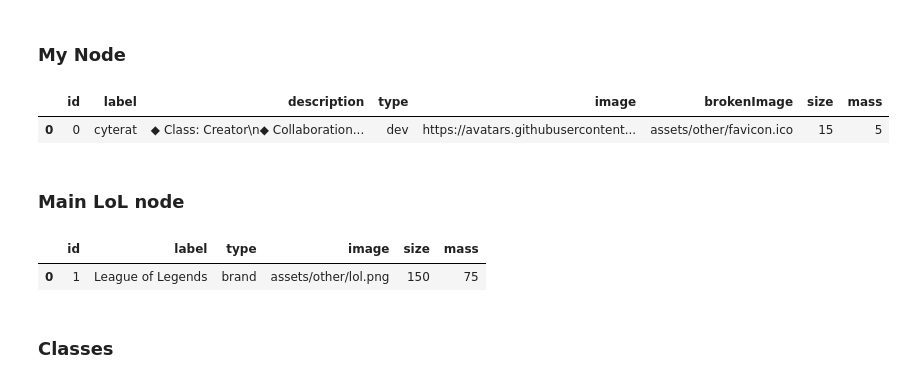
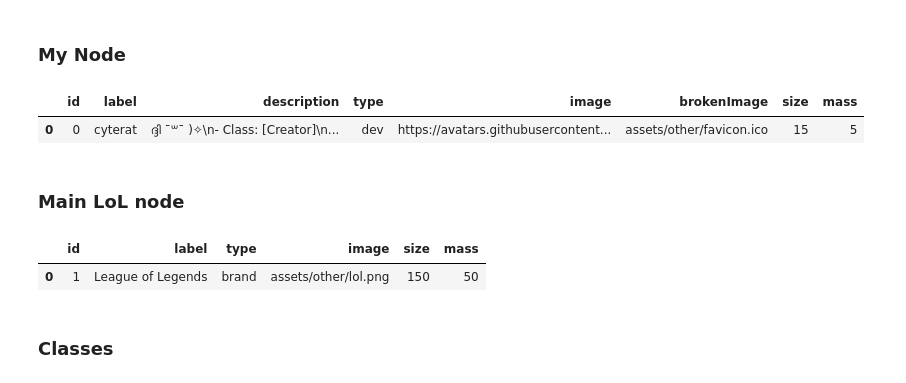
Before and after one commit to cyterat/lol-champs-network, a Jupyter notebook: python/prototype/lol-data-cleansing.ipynb, the cells around one changed output. Cells and saved outputs as stored; diff of their text form; code cells hidden in the pictures.

```diff
--- a/python/prototype/lol-data-cleansing.ipynb
+++ b/python/prototype/lol-data-cleansing.ipynb
@@ -716,18 +716,18 @@ df.head(1)
 # %%
 nodesMe = pd.DataFrame({
     'id': NODES.loc[0,'id'],
     'label': NODES.loc[0,'label'],
-    'description': ['◆ Class: Creator\n◆ Collaboration Level: Bard Main\n◆ Highest Rank: Wood\n◆ Difficulty: Ukraine\n◆ JS experience: ChatGPT'],
+    'description': ['ദ്ദി ˉ꒳ˉ )✧\n- Class: [Creator]\n- Collaboration Level: [Bard Main]\n- Highest Rank: [Wood]\n- Difficulty: [Ukraine]\n- JS experience: [ChatGPT]'],
     'type': NODES.loc[0,'type'],
     'image': ['https://avatars.githubusercontent.com/u/29544625?v=4'],
     'brokenImage': ['assets/other/favicon.ico'],
     'size': 15,
     'mass': 5
 })
 nodesMe
 # %% [output]
 |  | id | label | description | type | image | brokenImage | size | mass |
-| 0 | 0 | cyterat | ◆ Class: Creator\n◆ Collaboration... | dev | https://avatars.githubusercontent... | assets/other/favicon.ico | 15 | 5 |
+| 0 | 0 | cyterat | ദ്ദി ˉ꒳ˉ )✧\n- Class: [Creator]\n... | dev | https://avatars.githubusercontent... | assets/other/favicon.ico | 15 | 5 |
 # %% [markdown]
 ### Main LoL node
 # %%
@@ -738,12 +738,12 @@ nodes0 = pd.DataFrame({
     'type': NODES.loc[1,'type'],
     'image': ['assets/other/lol.png'],
     'size': size,
-    'mass': int(size / 2)
+    'mass': int(size / 3)
 })
 nodes0
 # %% [output]
 |  | id | label | type | image | size | mass |
-| 0 | 1 | League of Legends | brand | assets/other/lol.png | 150 | 75 |
+| 0 | 1 | League of Legends | brand | assets/other/lol.png | 150 | 50 |
 # %% [markdown]
 ### Classes
 # %%
```
Also changed, not shown: parts of 17 cells of this notebook, 3 other files.
